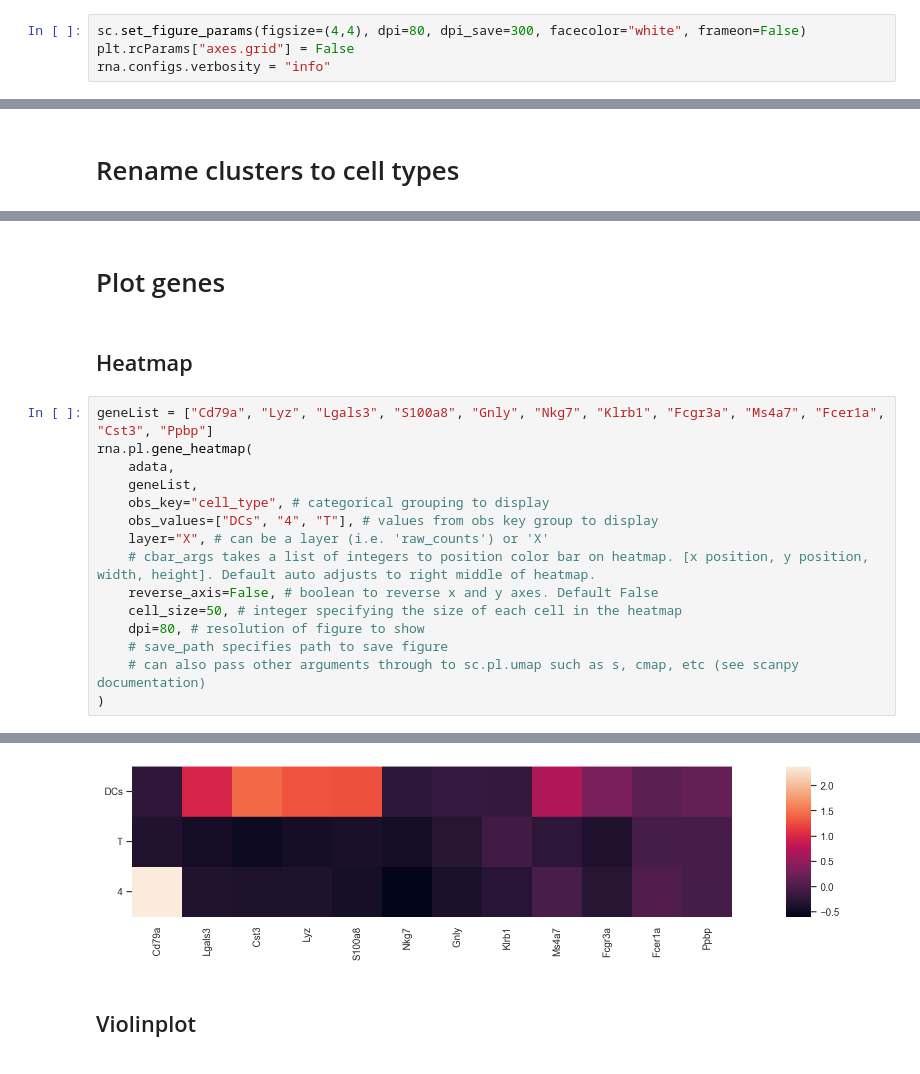
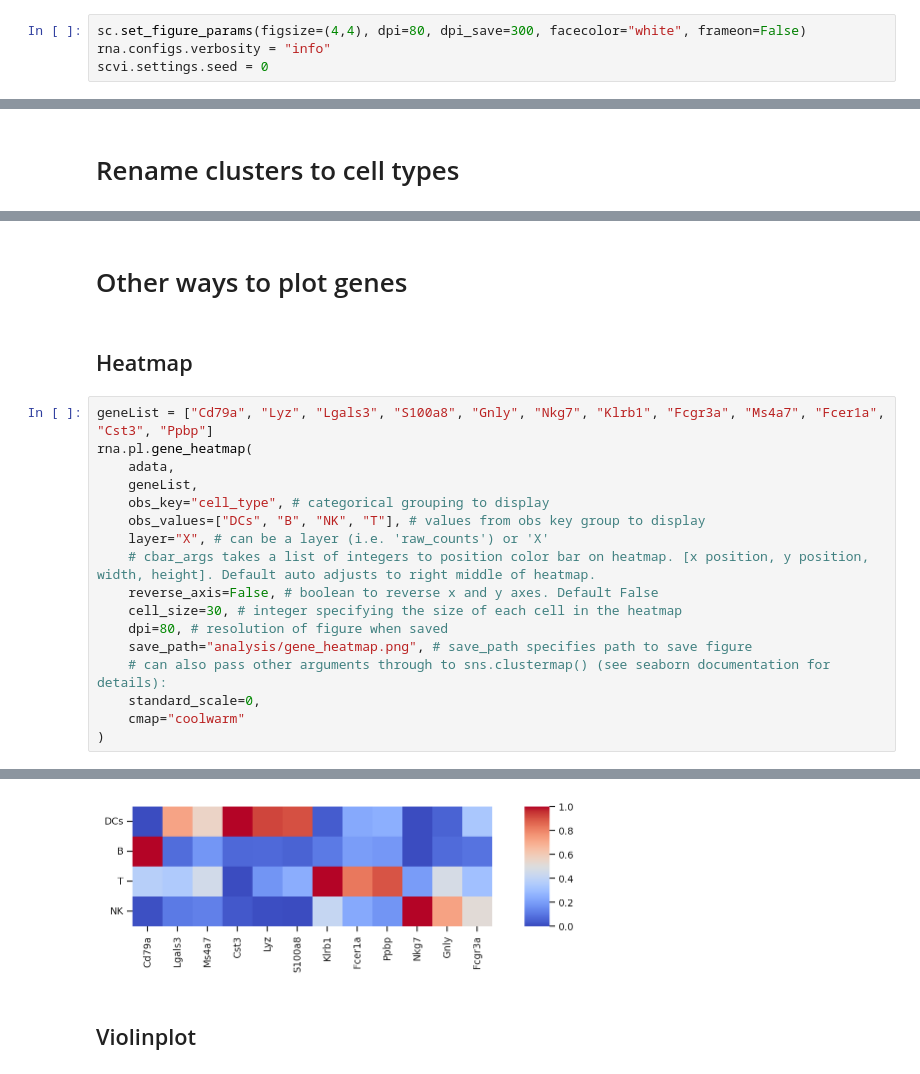
Before and after one commit to j-germino/scrnatools-git, a Jupyter notebook: examples/scrnatools_example.ipynb, the cells around one changed output, grey strips where cells are left out. Saved outputs shown, nothing was run; the diff lists cells and outputs as text.

```diff
--- a/examples/scrnatools_example.ipynb
+++ b/examples/scrnatools_example.ipynb
@@ -18,5 +18,5 @@ import os
 import shutil
 # %%
 sc.set_figure_params(figsize=(4,4), dpi=80, dpi_save=300, facecolor="white", frameon=False)
-plt.rcParams["axes.grid"] = False
 rna.configs.verbosity = "info"
+scvi.settings.seed = 0
@@ -276,5 +306,5 @@ sc.pl.umap(
 # %% [markdown]
-# Plot genes
+# Other ways to plot genes
 # %% [markdown]
 ## Heatmap
 # %%
@@ -283,13 +313,15 @@ rna.pl.gene_heatmap(
     adata,
     geneList,
     obs_key="cell_type", # categorical grouping to display
-    obs_values=["DCs", "4", "T"], # values from obs key group to display
+    obs_values=["DCs", "B", "NK", "T"], # values from obs key group to display
     layer="X", # can be a layer (i.e. 'raw_counts') or 'X'
     # cbar_args takes a list of integers to position color bar on heatmap. [x position, y position, width, height]. Default auto adjusts to right middle of heatmap.
     reverse_axis=False, # boolean to reverse x and y axes. Default False
-    cell_size=50, # integer specifying the size of each cell in the heatmap
-    dpi=80, # resolution of figure to show
-    # save_path specifies path to save figure
-    # can also pass other arguments through to sc.pl.umap such as s, cmap, etc (see scanpy documentation)
+    cell_size=30, # integer specifying the size of each cell in the heatmap
+    dpi=80, # resolution of figure when saved
+    save_path="analysis/gene_heatmap.png", # save_path specifies path to save figure
+    # can also pass other arguments through to sns.clustermap() (see seaborn documentation for details):
+    standard_scale=0,
+    cmap="coolwarm"
 )
 # %% [output]
@@ -296,4 +329,4 @@ rna.pl.gene_heatmap(
-[figure, old version]
+[figure, new version]
 # %% [markdown]
 ## Violinplot
 # %%
```
Also changed, not shown: parts of 32 cells of this notebook, 5 other files.
